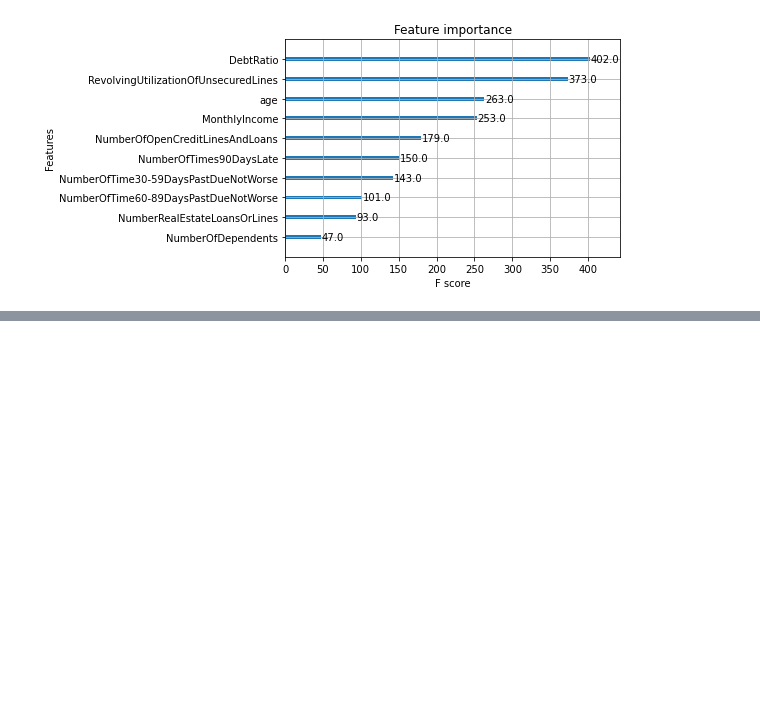
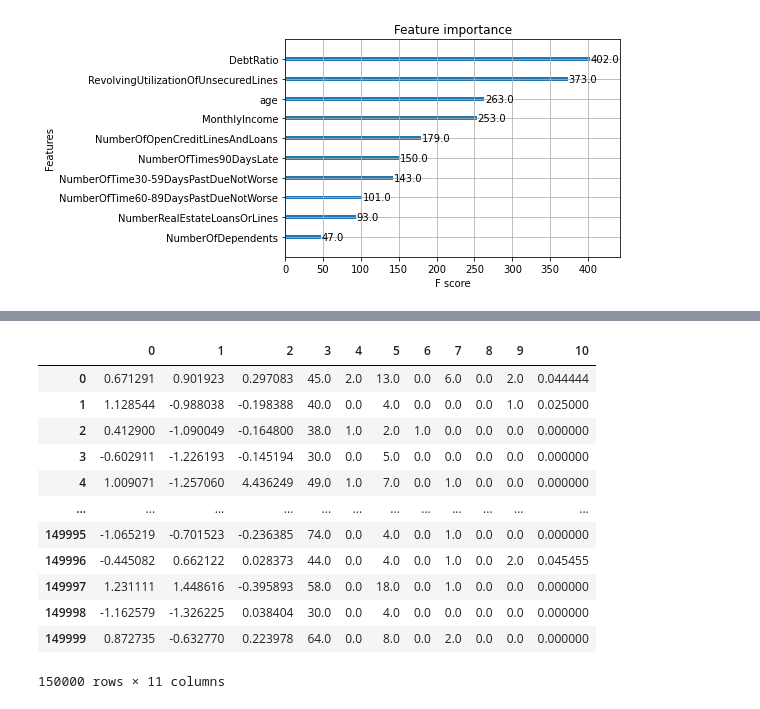
Before and after one commit to glev1/credit-service, a Jupyter notebook: notebooks/Modeling.ipynb, the cells around one changed output, grey strips where cells are left out. Drawn from its saved outputs; the diff is of its cells as text; code cells hidden in the pictures; blank space fills up the shorter version.

Commit message:
Update Modeling pipelines

```diff
--- a/notebooks/Modeling.ipynb
+++ b/notebooks/Modeling.ipynb
@@ -249,0 +266,55 @@ plt.show()
+# %%
+rev_ix, debt_ix, inc_ix = 0, 1, 2
+
+class NumTransformer(BaseEstimator, TransformerMixin):
+    def fit(self, X, y=None):
+        return self
+    def transform(self, X):
+
+        X[X[:, rev_ix] > 1] = 1
+        X[X[:, debt_ix] > 1] = 1
+        return np.c_[X]
+# %%
+STRAT_IMPUTER_NUM = "median"
+STRAT_IMPUTER_CAT = "most_frequent"
+
+num_pipeline = Pipeline([
+    ('imputer', SimpleImputer(strategy=STRAT_IMPUTER_NUM)),
+    ('adder', NumTransformer()),
+    ('std_scaler', StandardScaler())
+])
+
+cat_pipeline = Pipeline([
+    ('imputer', SimpleImputer(strategy=STRAT_IMPUTER_CAT)),
+    ('adder', CatTransformer())
+])
+# %%
+cat_features = ['age', 'NumberOfTime30-59DaysPastDueNotWorse',
+                                     'NumberOfOpenCreditLinesAndLoans', 'NumberOfTimes90DaysLate',
+                                     'NumberRealEstateLoansOrLines', 'NumberOfTime60-89DaysPastDueNotWorse',
+                                     'NumberOfDependents']
+
+num_features = ['RevolvingUtilizationOfUnsecuredLines', 'DebtRatio', 'MonthlyIncome']
+
+transformer_pipeline = ColumnTransformer([
+    ("num", num_pipeline, num_features),
+    ("cat", cat_pipeline, cat_features),
+])
+# %%
+X_prepared = pd.DataFrame(transformer_pipeline.fit_transform(X))
+# %%
+X_prepared
+# %% [output]
+|  | 0 | 1 | 2 | 3 | 4 | 5 | 6 | 7 | 8 | 9 | 10 |
+| 0 | 0.671291 | 0.901923 | 0.297083 | 45.0 | 2.0 | 13.0 | 0.0 | 6.0 | 0.0 | 2.0 | 0.044444 |
+| 1 | 1.128544 | -0.988038 | -0.198388 | 40.0 | 0.0 | 4.0 | 0.0 | 0.0 | 0.0 | 1.0 | 0.025000 |
+| 2 | 0.412900 | -1.090049 | -0.164800 | 38.0 | 1.0 | 2.0 | 1.0 | 0.0 | 0.0 | 0.0 | 0.000000 |
+| 3 | -0.602911 | -1.226193 | -0.145194 | 30.0 | 0.0 | 5.0 | 0.0 | 0.0 | 0.0 | 0.0 | 0.000000 |
+| 4 | 1.009071 | -1.257060 | 4.436249 | 49.0 | 1.0 | 7.0 | 0.0 | 1.0 | 0.0 | 0.0 | 0.000000 |
+| ... | ... | ... | ... | ... | ... | ... | ... | ... | ... | ... | ... |
+| 149995 | -1.065219 | -0.701523 | -0.236385 | 74.0 | 0.0 | 4.0 | 0.0 | 1.0 | 0.0 | 0.0 | 0.000000 |
+| 149996 | -0.445082 | 0.662122 | 0.028373 | 44.0 | 0.0 | 4.0 | 0.0 | 1.0 | 0.0 | 2.0 | 0.045455 |
+| 149997 | 1.231111 | 1.448616 | -0.395893 | 58.0 | 0.0 | 18.0 | 0.0 | 1.0 | 0.0 | 0.0 | 0.000000 |
+| 149998 | -1.162579 | -1.326225 | 0.038404 | 30.0 | 0.0 | 4.0 | 0.0 | 0.0 | 0.0 | 0.0 | 0.000000 |
+| 149999 | 0.872735 | -0.632770 | 0.223978 | 64.0 | 0.0 | 8.0 | 0.0 | 2.0 | 0.0 | 0.0 | 0.000000 |
+150000 rows × 11 columns
```
Also changed, not shown: parts of 22 cells of this notebook.
